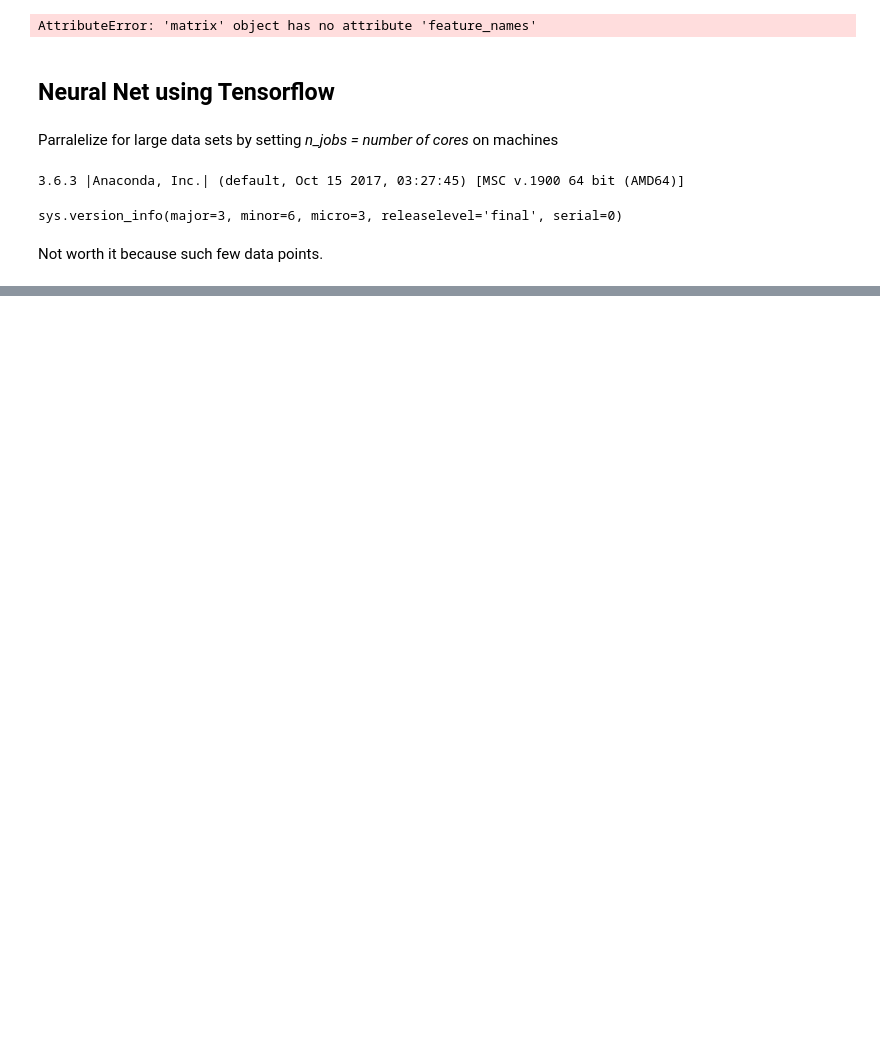
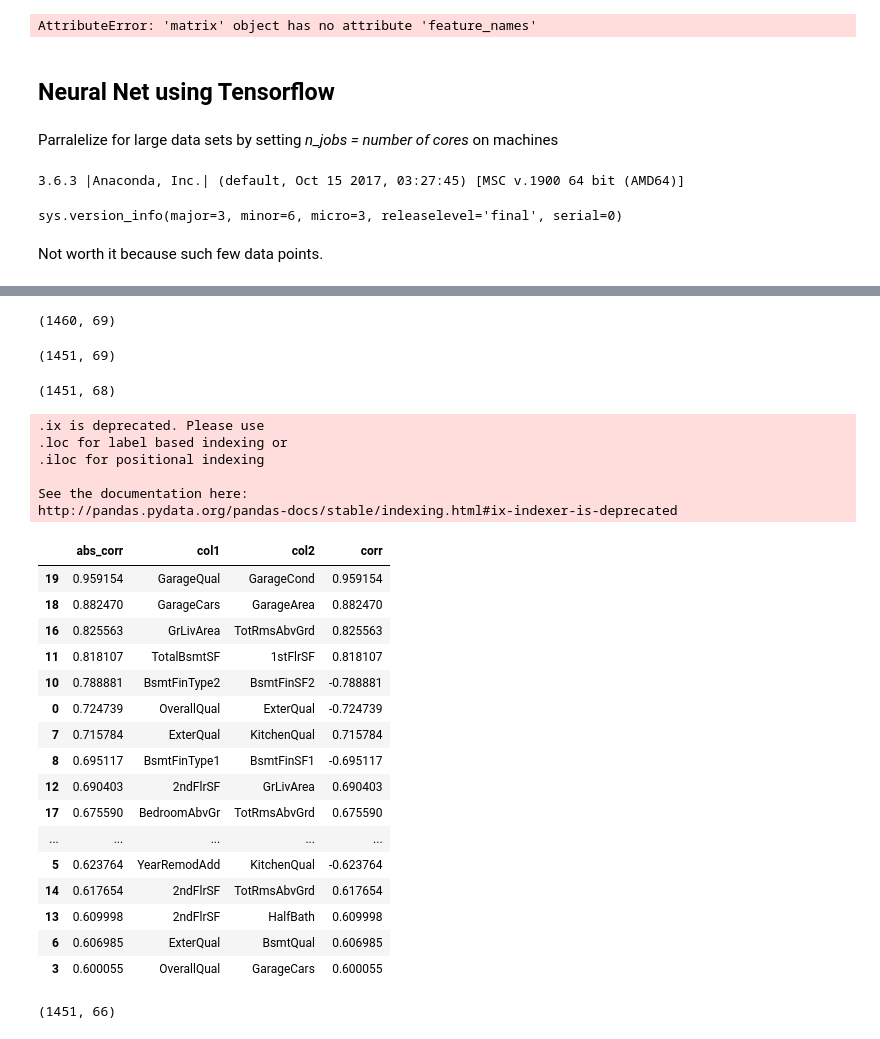
Before and after one commit to shreyagupta/Kaggle, a Jupyter notebook: Home Prices Advanced Regression/House_Price_Advanced_Regression_sg1.ipynb, the cells around one changed output, grey strips where cells are left out. Saved outputs shown, nothing was run; the diff lists cells and outputs as text; code cells hidden in the pictures; blank space fills up the shorter version.

```diff
--- a/Home Prices Advanced Regression/House_Price_Advanced_Regression_sg1.ipynb
+++ b/Home Prices Advanced Regression/House_Price_Advanced_Regression_sg1.ipynb
@@ -884,0 +1059,73 @@ Not worth it because such few data points.
+# %%
+df=df.drop(['LotFrontage','GarageYrBlt'],axis=1)
+df.shape
+# %% [output]
+(1460, 69)
+# %%
+df=df.dropna()
+df.shape
+# %% [output]
+(1451, 69)
+# %%
+y=df['SalePrice']
+df=df.drop(['SalePrice'],axis=1)
+df.shape
+# %% [output]
+(1451, 68)
+# %%
+df['Heating'].replace(['Grav','Wall','OthW','Floor'],['other']*4,inplace=True)
+df['Condition1'].replace(['RRNn','RRNe'],['other']*2,inplace=True)
+df['LotShape'] = df['LotShape'].map({'Reg':0, 'IR1':1, 'IR2':2, 'IR3':3}).astype('int')
+df['LandSlope'] = df['LandSlope'].map({'Gtl':0, 'Mod':1, 'Sev':2}).astype('int')
+df['HouseStyle'] = df['HouseStyle'].map({'2Story':0, '1Story':1, '1.5Fin':2, '1.5Unf':3, 'SFoyer':4, 'SLvl':5,
+                                       '2.5Unf':6, '2.5Fin':7}).astype('int')
+df['ExterQual'] = df['ExterQual'].map({'Gd':1, 'TA':2, 'Ex':0, 'Fa':3}).astype('int')
+df['ExterCond'] = df['ExterCond'].map({'TA':2, 'Gd':1, 'Fa':3, 'Po':4, 'Ex':0}).astype('int')
+df['BsmtCond'] = df['BsmtCond'].map({'Gd':0, 'TA':1, 'Po':3, 'Fa':2,'Absent':4}).astype('int')
+df['BsmtQual'] = df['BsmtQual'].map({'Gd':1, 'TA':2, 'Ex':0, 'Fa':3,'Absent':4}).astype('int')
+df['BsmtExposure'] = df['BsmtExposure'].map({'No':3, 'Gd':0, 'Mn':2, 'Av':1,'Absent':4}).astype('int')
+df['BsmtFinType1'] = df['BsmtFinType1'].map({'GLQ':0, 'ALQ':1, 'Unf':5, 'Rec':3, 'BLQ':2, 'LwQ':4,
+                                         'Absent':6}).astype('int')
+df['BsmtFinType2'] = df['BsmtFinType2'].map({'GLQ':0, 'ALQ':1, 'Unf':5, 'Rec':3, 'BLQ':2, 'LwQ':4,
+                                         'Absent':6}).astype('int')
+df['HeatingQC'] = df['HeatingQC'].map({'TA':2, 'Gd':1, 'Fa':3, 'Po':4, 'Ex':0}).astype('int')
+df['Functional'] = df['Functional'].map({'Typ':0, 'Min1':1, 'Maj1':4, 'Min2':2, 'Mod':3, 'Maj2':5,
+                                         'Sev':5}).astype('int')
+df['KitchenQual'] = df['KitchenQual'].map({'Gd':1, 'TA':2, 'Ex':0, 'Fa':3}).astype('int')
+#column 'FireplaceQu' has been dropped # df['FireplaceQu'] = df['FireplaceQu'].map({'TA':2, 'Gd':1, 'Fa':3, 'Po':4, 'Ex':0,'Absent':5}).astype('int')
+df['GarageFinish'] = df['GarageFinish'].map({'RFn':1, 'Unf':2, 'Fin':0, 'Absent':3}).astype('int')
+df['GarageCond'] = df['GarageCond'].map({'Gd':1, 'TA':2, 'Ex':0, 'Fa':3,'Po':4,'Absent':5}).astype('int')
+df['GarageQual'] = df['GarageQual'].map({'Gd':1, 'TA':2, 'Ex':0, 'Fa':3,'Po':4,'Absent':5}).astype('int')
+df['PavedDrive'] = df['PavedDrive'].map({'Y':0, 'P':1, 'N':2}).astype('int')
+# %%
+_,df_correl=major_correls(df,0.6)
+df_correl
+# %% [output]
+.ix is deprecated. Please use
+.loc for label based indexing or
+.iloc for positional indexing
+
+See the documentation here:
+http://pandas.pydata.org/pandas-docs/stable/indexing.html#ix-indexer-is-deprecated
+|  | abs_corr | col1 | col2 | corr |
+| 19 | 0.959154 | GarageQual | GarageCond | 0.959154 |
+| 18 | 0.882470 | GarageCars | GarageArea | 0.882470 |
+| 16 | 0.825563 | GrLivArea | TotRmsAbvGrd | 0.825563 |
+| 11 | 0.818107 | TotalBsmtSF | 1stFlrSF | 0.818107 |
+| 10 | 0.788881 | BsmtFinType2 | BsmtFinSF2 | -0.788881 |
+| 0 | 0.724739 | OverallQual | ExterQual | -0.724739 |
+| 7 | 0.715784 | ExterQual | KitchenQual | 0.715784 |
+| 8 | 0.695117 | BsmtFinType1 | BsmtFinSF1 | -0.695117 |
+| 12 | 0.690403 | 2ndFlrSF | GrLivArea | 0.690403 |
+| 17 | 0.675590 | BedroomAbvGr | TotRmsAbvGrd | 0.675590 |
+| ... | ... | ... | ... | ... |
+| 5 | 0.623764 | YearRemodAdd | KitchenQual | -0.623764 |
+| 14 | 0.617654 | 2ndFlrSF | TotRmsAbvGrd | 0.617654 |
+| 13 | 0.609998 | 2ndFlrSF | HalfBath | 0.609998 |
+| 6 | 0.606985 | ExterQual | BsmtQual | 0.606985 |
+| 3 | 0.600055 | OverallQual | GarageCars | 0.600055 |
+# %%
+df=df.drop(['GarageQual','GarageCars'],axis=1)
+df.shape
+# %% [output]
+(1451, 66)
```
Also changed, not shown: parts of 55 cells of this notebook, 8 other files.
